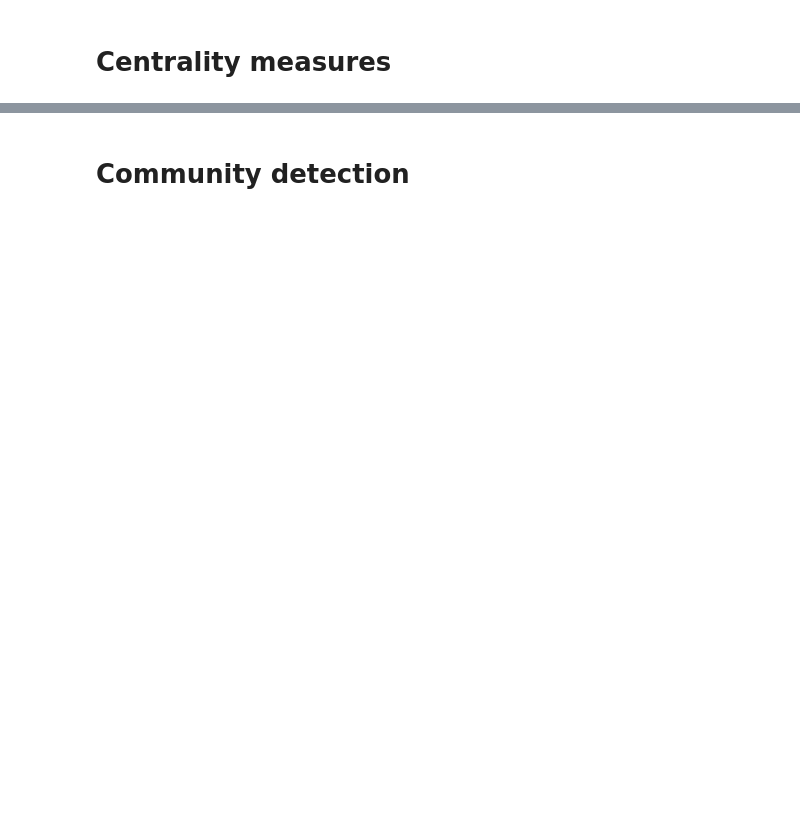
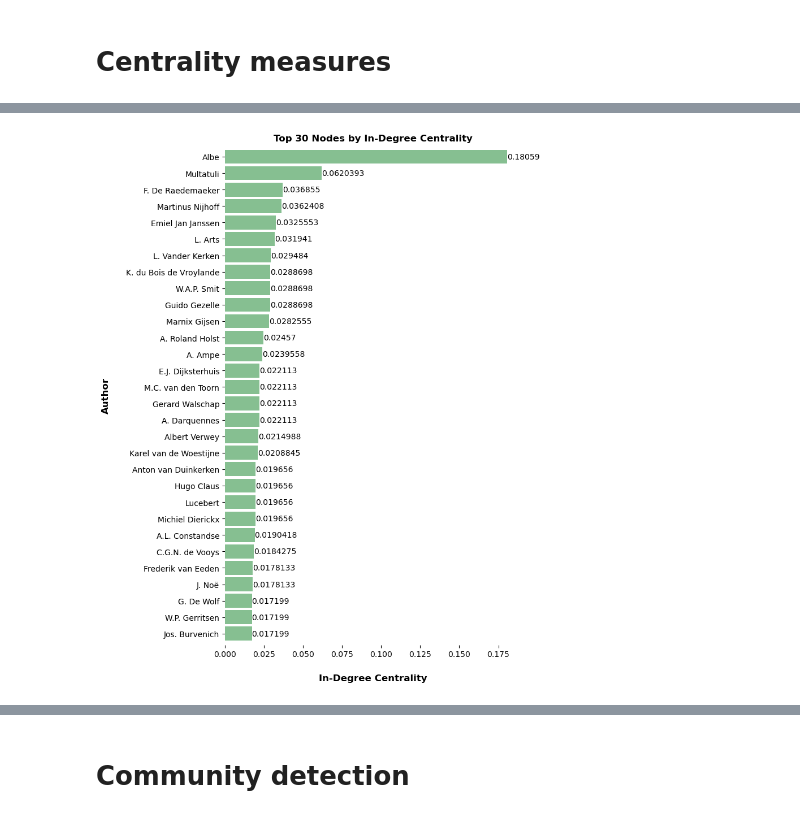
Before and after one commit to julienijs/Network_CCLAMP, a Jupyter notebook: CCLAMP_Directed_Network_Notebook.ipynb, the cells around one changed output, grey strips where cells are left out. Drawn from its saved outputs; the diff is of its cells as text; code cells hidden in the pictures; blank space fills up the shorter version.

```diff
--- a/CCLAMP_Directed_Network_Notebook.ipynb
+++ b/CCLAMP_Directed_Network_Notebook.ipynb
@@ -504,0 +539,30 @@ degree_df.sort_values('centrality', ascending=False)[0:29].plot(kind="bar")
+# %%
+# In-Degree Centrality Calculation
+in_degree_dict = nx.in_degree_centrality(G)
+in_degree_df = pd.DataFrame.from_dict(in_degree_dict, orient='index', columns=['centrality'])
+top_in_degree_nodes = in_degree_df.sort_values('centrality', ascending=False).head(30)
+
+import matplotlib.pyplot as plt
+
+# Plot Top 30 Nodes by In-Degree Centrality
+ax = top_in_degree_nodes.plot(kind="barh", figsize=(8, 10), color='#86bf91', zorder=2, width=0.85)
+
+# Despine
+ax.spines['right'].set_visible(False)
+ax.spines['top'].set_visible(False)
+ax.spines['left'].set_visible(False)
+ax.spines['bottom'].set_visible(False)
+
+# Labels and Title
+ax.set_xlabel("In-Degree Centrality", labelpad=20, weight='bold', size=12)
+ax.set_ylabel("Author", labelpad=20, weight='bold', size=12)
+ax.set_title("Top 30 Nodes by In-Degree Centrality", size=12, weight='bold')
+
+ax.invert_yaxis()  # Reverse the y-axis
+ax.bar_label(ax.containers[0])  # Add labels to the bars
+plt.tight_layout()  # Adjust layout
+ax.legend().set_visible(False)
+
+plt.show()
+# %% [output]
+[figure, added]
```
Also changed, not shown: parts of 13 cells of this notebook, 2 other files.
